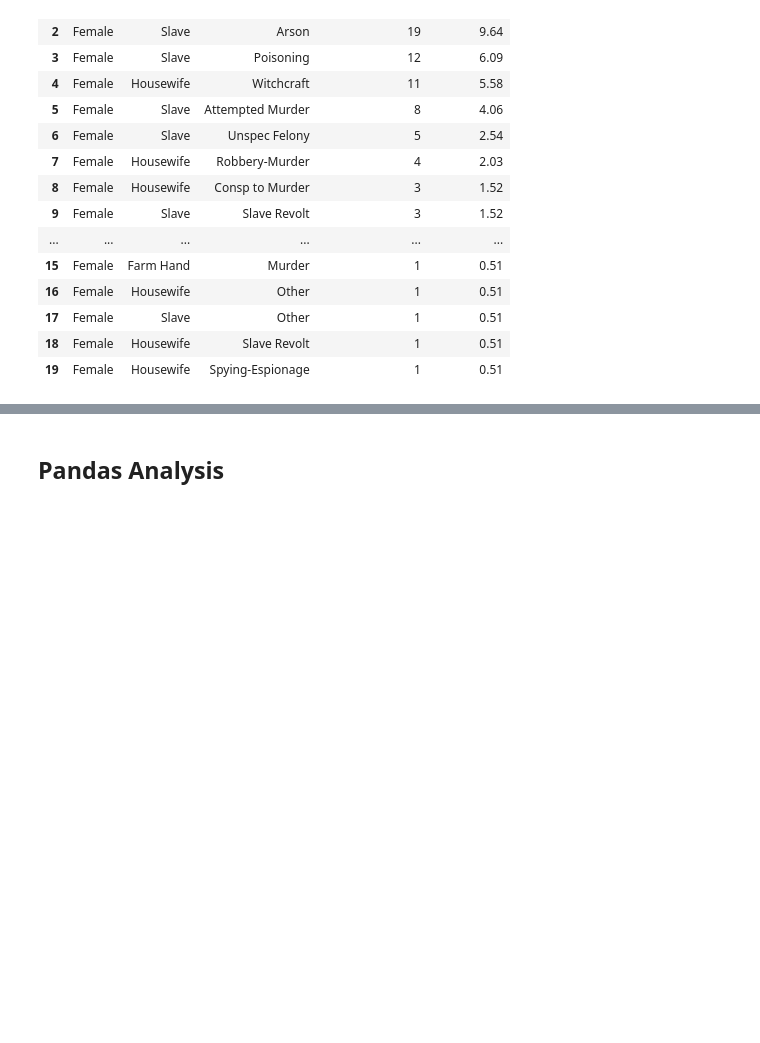
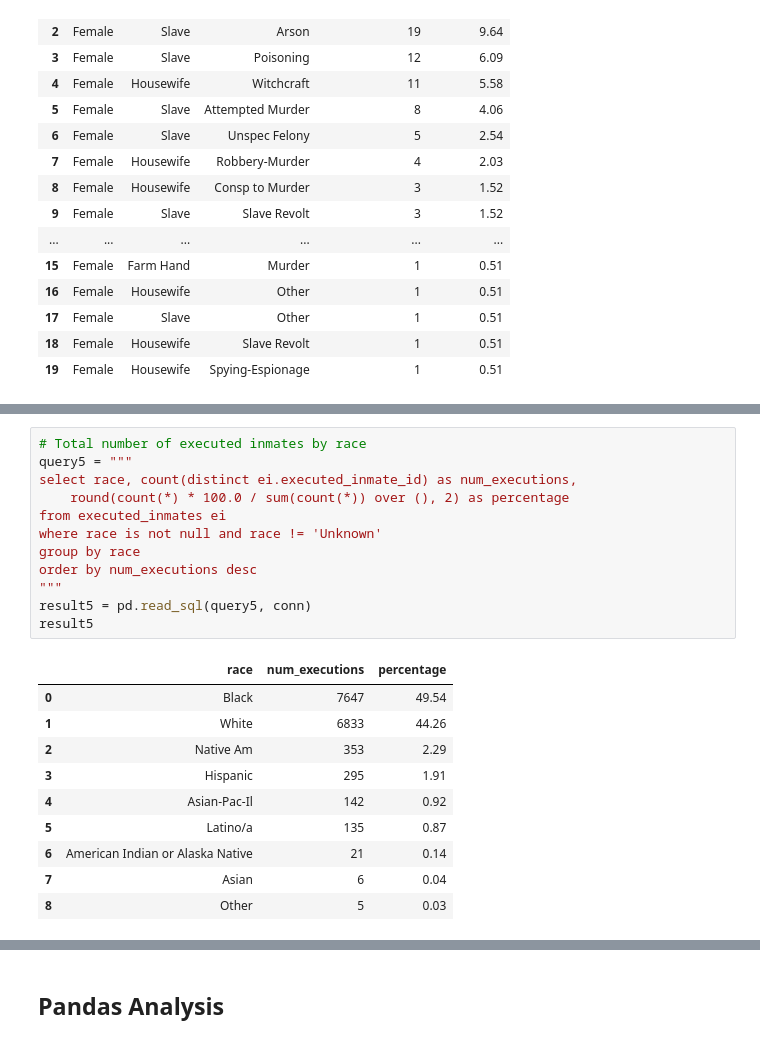
Before and after one commit to max-reevage/us-execution-trends-exploration, a Jupyter notebook: notebooks/combined_execution_data.ipynb, the cells around one changed output, grey strips where cells are left out. Cells and saved outputs as stored; diff of their text form; blank space fills up the shorter version.

```diff
--- a/notebooks/combined_execution_data.ipynb
+++ b/notebooks/combined_execution_data.ipynb
@@ -499,0 +547,23 @@ result3
+# %%
+# Total number of executed inmates by race
+query5 = """
+select race, count(distinct ei.executed_inmate_id) as num_executions,
+    round(count(*) * 100.0 / sum(count(*)) over (), 2) as percentage
+from executed_inmates ei
+where race is not null and race != 'Unknown'
+group by race
+order by num_executions desc
+"""
+result5 = pd.read_sql(query5, conn)
+result5
+# %% [output]
+|  | race | num_executions | percentage |
+| 0 | Black | 7647 | 49.54 |
+| 1 | White | 6833 | 44.26 |
+| 2 | Native Am | 353 | 2.29 |
+| 3 | Hispanic | 295 | 1.91 |
+| 4 | Asian-Pac-Il | 142 | 0.92 |
+| 5 | Latino/a | 135 | 0.87 |
+| 6 | American Indian or Alaska Native | 21 | 0.14 |
+| 7 | Asian | 6 | 0.04 |
+| 8 | Other | 5 | 0.03 |
```
Also changed, not shown: parts of 18 cells of this notebook, 3 other files.
